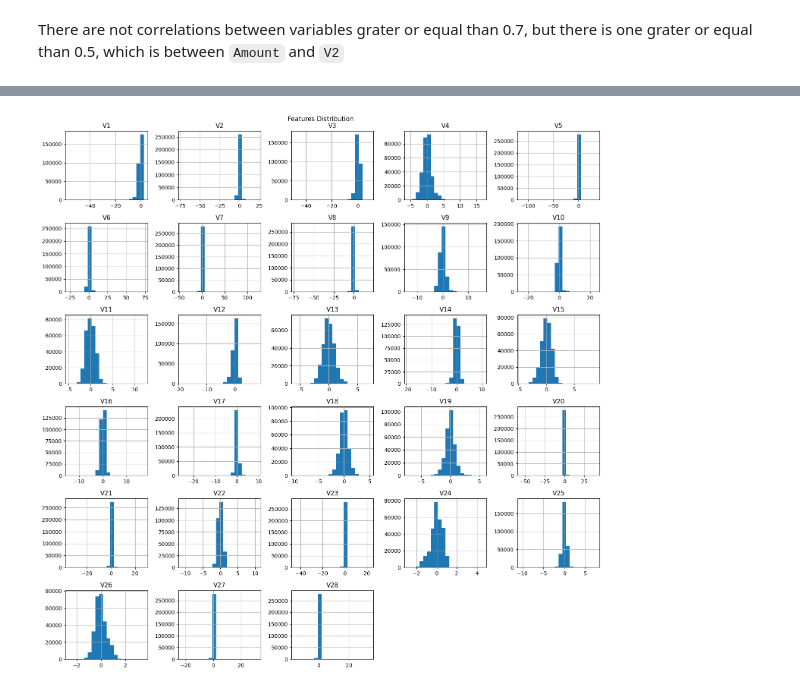
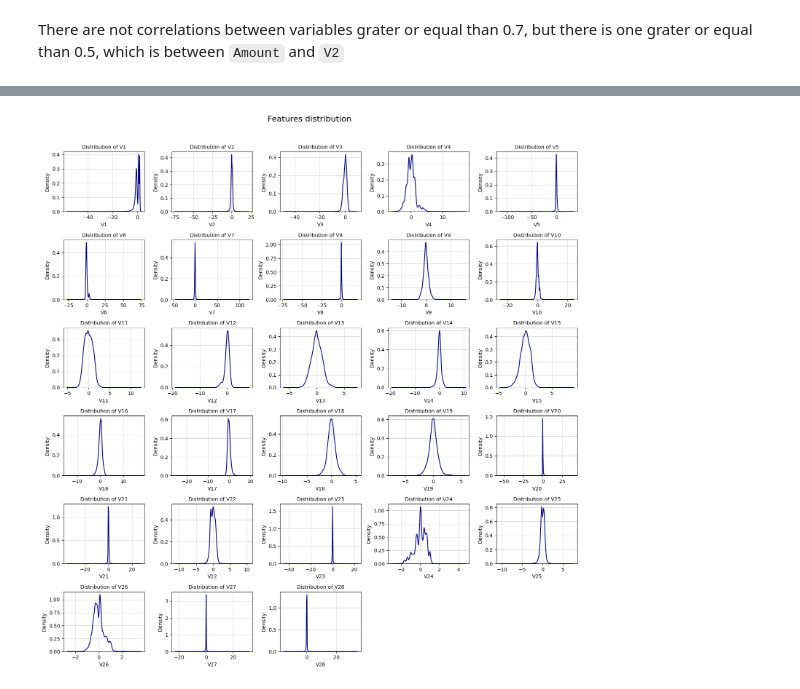
Before and after one commit to estivengrx/CognoRise_Infotech, a Jupyter notebook: notebooks/task1_transactions-fraud-detection/Credit card detection.ipynb, the cells around one changed output, grey strips where cells are left out. Saved outputs shown, nothing was run; the diff lists cells and outputs as text; code cells hidden in the pictures.

```diff
--- a/notebooks/task1_transactions-fraud-detection/Credit card detection.ipynb
+++ b/notebooks/task1_transactions-fraud-detection/Credit card detection.ipynb
@@ -50,13 +66,15 @@ Retrieving data from Kaggle API
 # %%
-# Uploading the Kaggle API key (kaggle.json) to Colab
-from google.colab import files
-files.upload()
+# # Google Colab data retrieving
+# from google.colab import files
 
-# Move the uploaded file to the required location of Colab
-!mkdir -p ~/.kaggle
-!mv kaggle.json ~/.kaggle/
-!chmod 600 ~/.kaggle/kaggle.json
-!kaggle datasets download -d mlg-ulb/creditcardfraud #dataset download
-!unzip -q creditcardfraud.zip #unzipping the data
+# # Uploading the Kaggle API key (kaggle.json) to Colab
+# files.upload()
 
-df = pd.read_csv("creditcard.csv") #reading data as pandas dataframe
+# # Move the uploaded file to the required location of Colab
+# !mkdir -p ~/.kaggle
+# !mv kaggle.json ~/.kaggle/
+# !chmod 600 ~/.kaggle/kaggle.json
+# !kaggle datasets download -d mlg-ulb/creditcardfraud #dataset download
+# !unzip -q creditcardfraud.zip #unzipping the data
+
+# df = pd.read_csv("creditcard.csv") #reading data as pandas dataframe
@@ -117,10 +239,18 @@ Variables with a correlation grater than 0.5:
 {'Amount', 'V2'}
 # %%
 # Distribution of features
-df.drop(['Time', 'Amount', 'Class'], axis=1).hist(bins=20, figsize=(15, 15))
-plt.suptitle('Features Distribution')
+features = df.drop(['Time', 'Amount', 'Class'], axis=1).columns
+plt.figure(figsize=(15, 15))
+
+for i, feature in enumerate(features, 1):
+    plt.subplot(6, 5, i)
+    sns.kdeplot(df[feature], color='darkblue')
+    plt.grid(True, alpha=0.5)
+    plt.title(f'Distribution of {feature}', fontsize=10)
+
+plt.suptitle('Features distribution', fontsize=16, y=1.02)
 plt.tight_layout()
 plt.show()
 # %% [output]
-[figure, old version]
+[figure, new version]
 # %%
```
Also changed, not shown: parts of 20 cells of this notebook.
